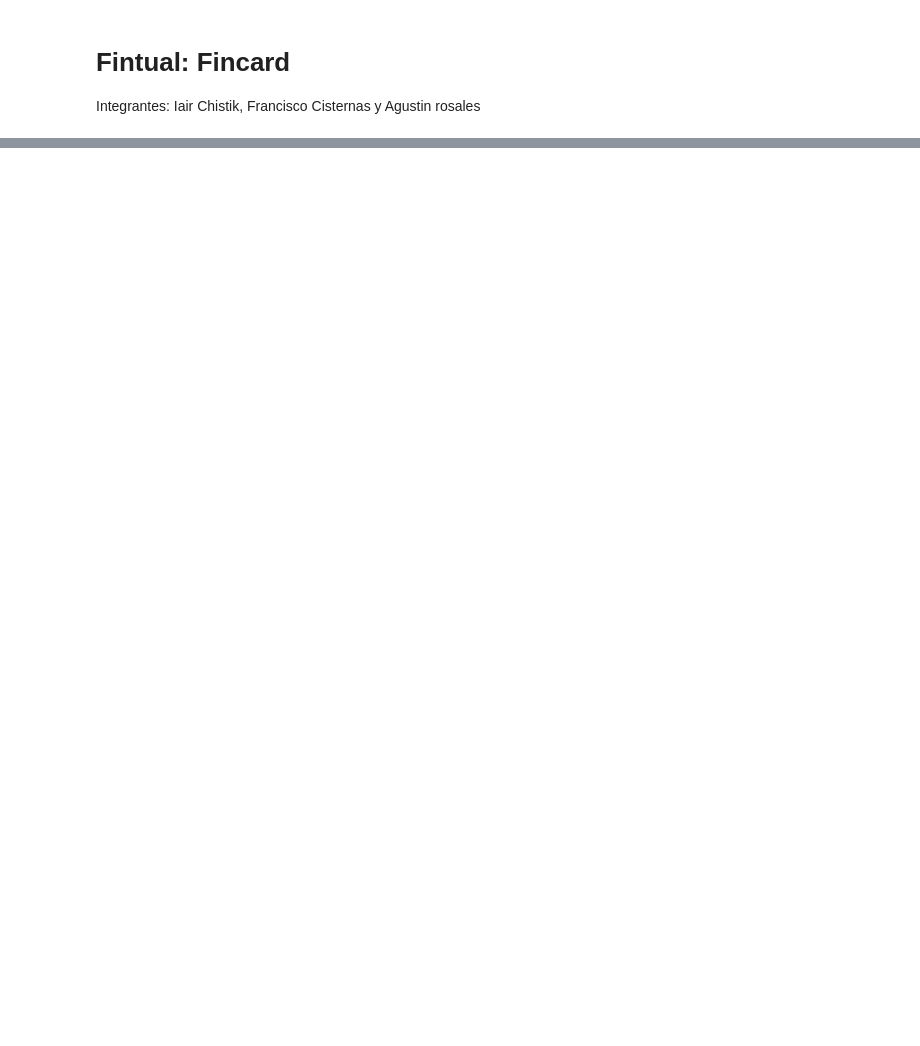
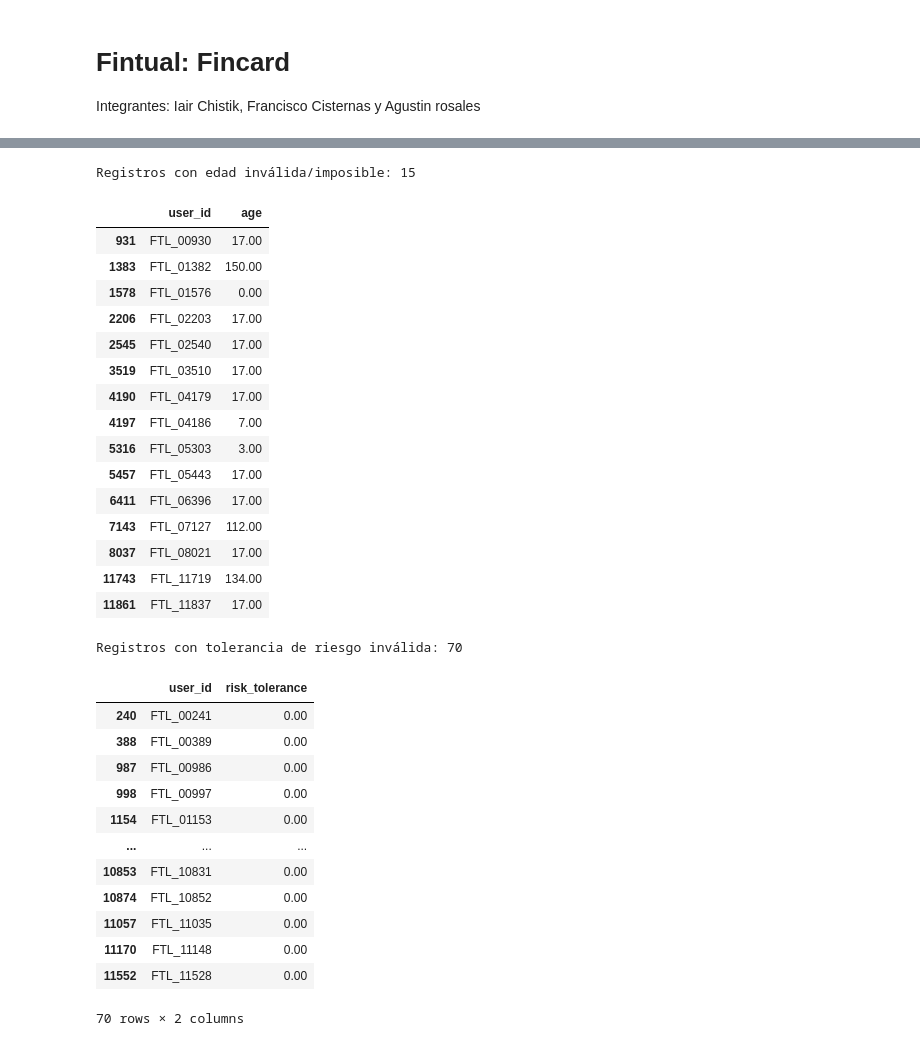
Before and after one commit to fcisternasg/fintual-card-marketing-analytics, a Jupyter notebook: Taller_Fintual.ipynb, the cells around one changed output, grey strips where cells are left out. Saved outputs shown, nothing was run; the diff lists cells and outputs as text; code cells hidden in the pictures; blank space fills up the shorter version.

```diff
--- a/Taller_Fintual.ipynb
+++ b/Taller_Fintual.ipynb
@@ -33,0 +149,41 @@ El dataset 'caracteristicas' tiene 12000 filas y 11 columnas.
+# %%
+# Edades registradas que están fuera de 18 a 110
+edades_invalidas = usuarios[usuarios['age'].notnull() & ~usuarios['age'].between(18, 110)]
+print(f"Registros con edad inválida/imposible: {len(edades_invalidas)}")
+display(edades_invalidas[['user_id', 'age']])
+# Tolerancia de riesgo fuera de 1 a 5
+tolerancia_invalidas = usuarios[usuarios['risk_tolerance'].notnull() & ~usuarios['risk_tolerance'].between(1, 5)]
+print(f"Registros con tolerancia de riesgo inválida: {len(tolerancia_invalidas)}")
+display(tolerancia_invalidas[['user_id', 'risk_tolerance']])
+# %% [output]
+Registros con edad inválida/imposible: 15
+|  | user_id | age |
+| 931 | FTL_00930 | 17.00 |
+| 1383 | FTL_01382 | 150.00 |
+| 1578 | FTL_01576 | 0.00 |
+| 2206 | FTL_02203 | 17.00 |
+| 2545 | FTL_02540 | 17.00 |
+| 3519 | FTL_03510 | 17.00 |
+| 4190 | FTL_04179 | 17.00 |
+| 4197 | FTL_04186 | 7.00 |
+| 5316 | FTL_05303 | 3.00 |
+| 5457 | FTL_05443 | 17.00 |
+| 6411 | FTL_06396 | 17.00 |
+| 7143 | FTL_07127 | 112.00 |
+| 8037 | FTL_08021 | 17.00 |
+| 11743 | FTL_11719 | 134.00 |
+| 11861 | FTL_11837 | 17.00 |
+Registros con tolerancia de riesgo inválida: 70
+|  | user_id | risk_tolerance |
+| 240 | FTL_00241 | 0.00 |
+| 388 | FTL_00389 | 0.00 |
+| 987 | FTL_00986 | 0.00 |
+| 998 | FTL_00997 | 0.00 |
+| 1154 | FTL_01153 | 0.00 |
+| ... | ... | ... |
+| 10853 | FTL_10831 | 0.00 |
+| 10874 | FTL_10852 | 0.00 |
+| 11057 | FTL_11035 | 0.00 |
+| 11170 | FTL_11148 | 0.00 |
+| 11552 | FTL_11528 | 0.00 |
+70 rows × 2 columns
```
Also changed, not shown: parts of 7 cells of this notebook, 1 other file.
